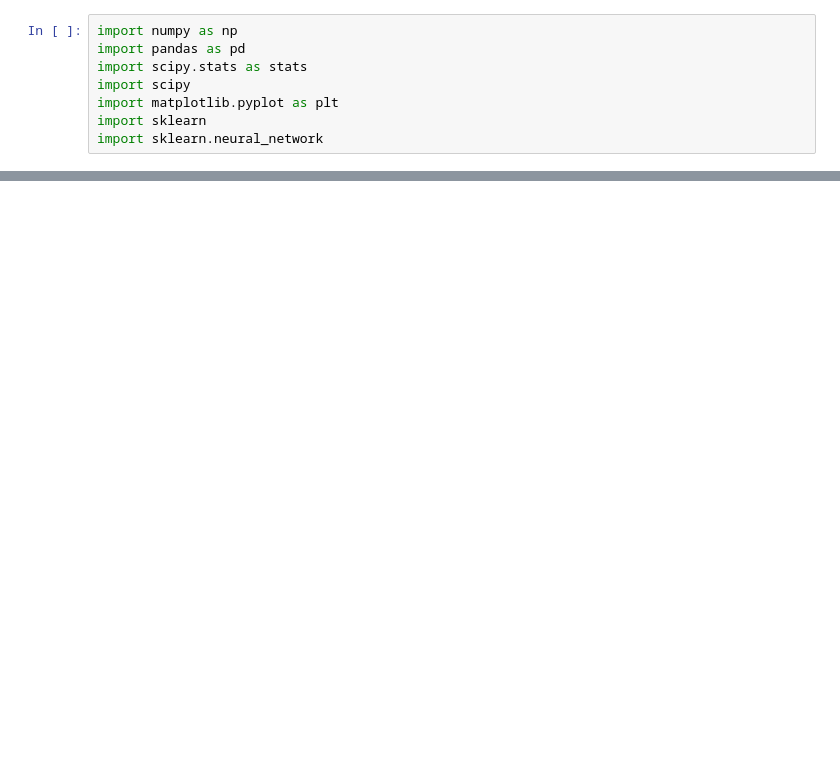
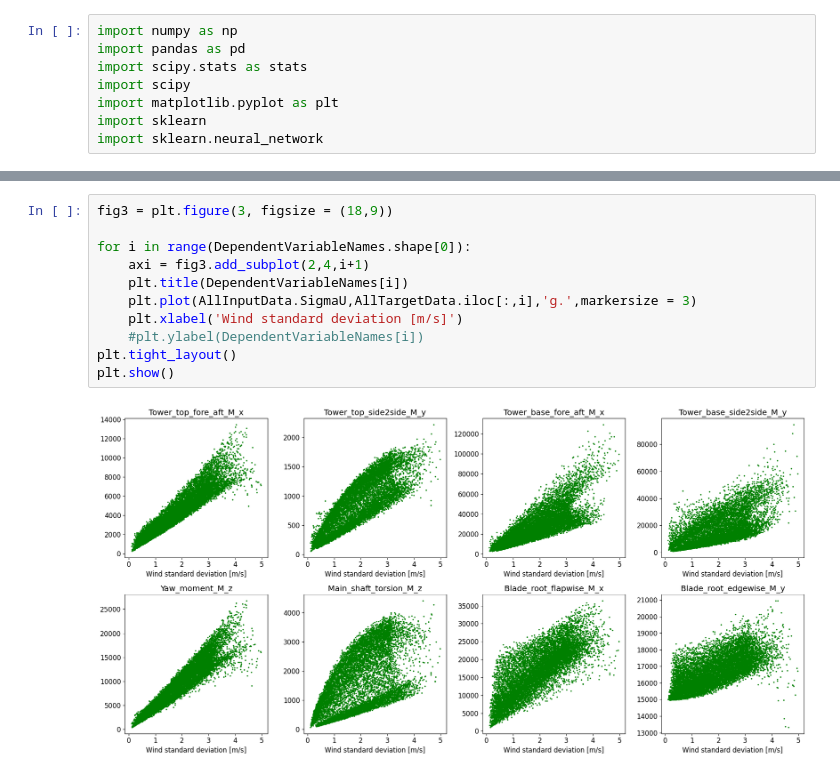
Before and after one commit to joramdevries/ProbabilisticMethods, a Jupyter notebook: Assignment 1/Surrogate_Model_Assign1_Task3.ipynb, the cells around one changed output, grey strips where cells are left out. Cells and saved outputs as stored; diff of their text form; blank space fills up the shorter version.

```diff
--- a/Assignment 1/Surrogate_Model_Assign1_Task3.ipynb
+++ b/Assignment 1/Surrogate_Model_Assign1_Task3.ipynb
@@ -39,0 +113,13 @@ n =  429796
+# %%
+fig3 = plt.figure(3, figsize = (18,9))
+
+for i in range(DependentVariableNames.shape[0]):
+    axi = fig3.add_subplot(2,4,i+1)
+    plt.title(DependentVariableNames[i])
+    plt.plot(AllInputData.SigmaU,AllTargetData.iloc[:,i],'g.',markersize = 3)
+    plt.xlabel('Wind standard deviation [m/s]')
+    #plt.ylabel(DependentVariableNames[i])
+plt.tight_layout()
+plt.show()
+# %% [output]
+[figure, added]
```
Also changed, not shown: parts of 13 cells of this notebook.
